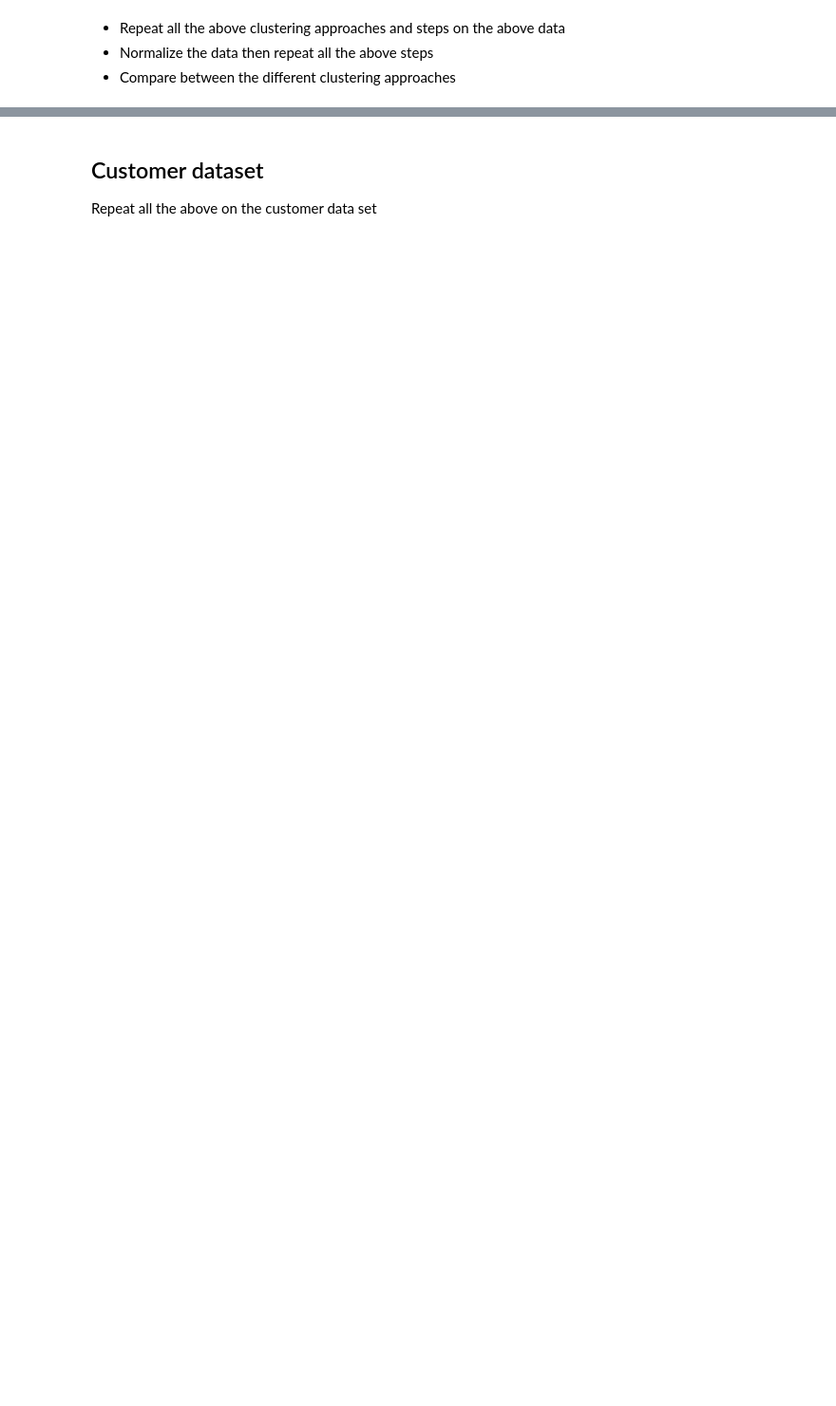
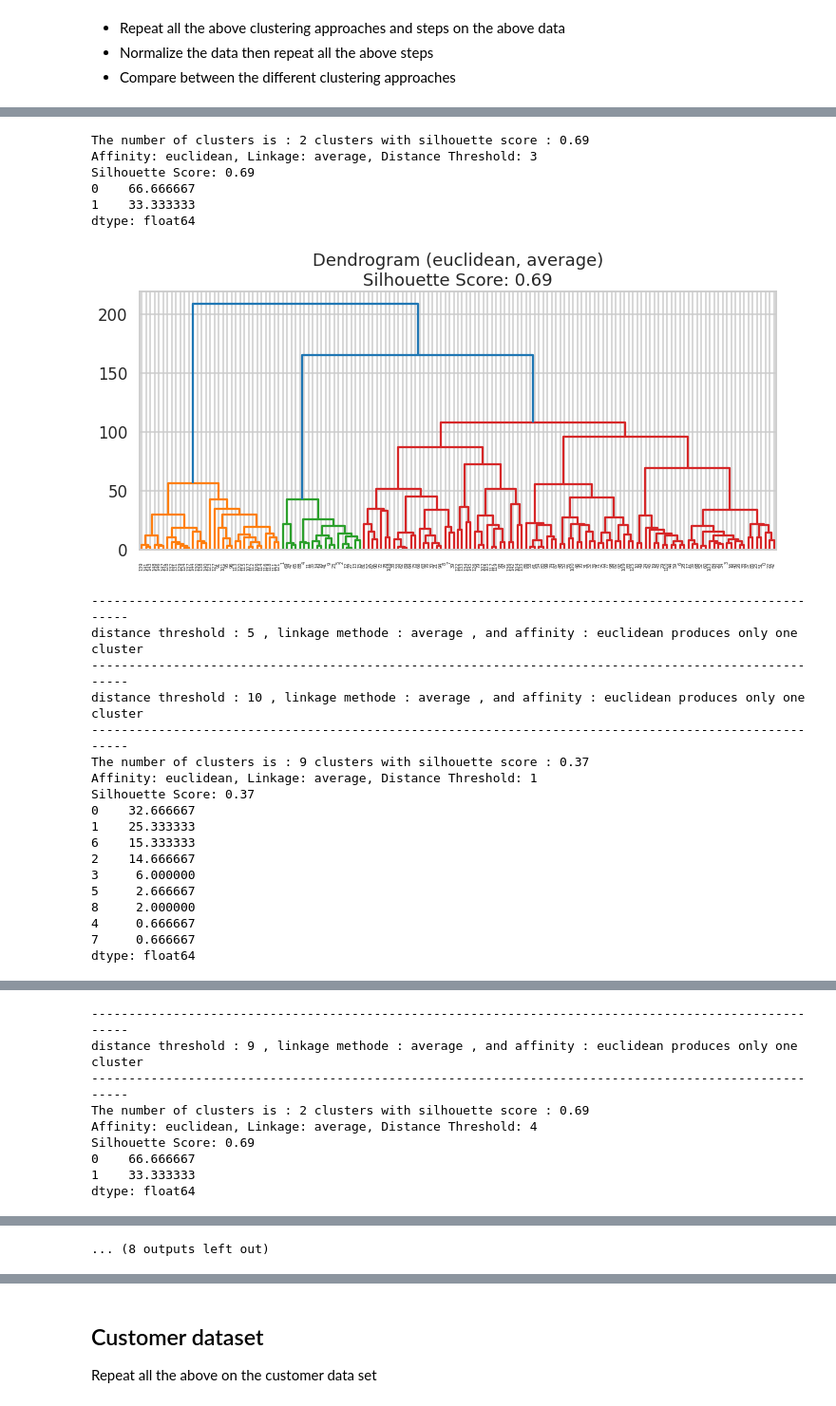
Before and after one commit to tamer017/Clustering, a Jupyter notebook: Hierarchal_Clustering.ipynb, the cells around one changed output, grey strips where cells are left out. Shown at 95% size. Cells and saved outputs as stored; diff of their text form; code cells hidden in the pictures; blank space fills up the shorter version.

```diff
--- a/Hierarchal_Clustering.ipynb
+++ b/Hierarchal_Clustering.ipynb
@@ -230,0 +381,11 @@ For 20 clusters, the average silhouette_score is : 0.285882864083063 , the desto
+# %%
+pca = PCA(n_components=3)
+# prepare transform on dataset
+pca.fit(iris_data.data)
+# apply transform to dataset
+transformed = pca.transform(iris_data.data)
+data_3d = pd.DataFrame(transformed,columns = ["1",'2',"3"])
+df = px.data.iris()
+fig = px.scatter_3d(data_3d, x='1', y='2', z='3',
+              color='3')
+fig.show()
@@ -230,0 +394,33 @@ For 20 clusters, the average silhouette_score is : 0.285882864083063 , the desto
+# %%
+Agglomerative_clustering(data_3d,no_dendograms = False)
+# The number of clusters is : 2 clusters with silhouette score : 0.69
+# Affinity: euclidean, Linkage: average, Distance Threshold: 3
+# Silhouette Score: 0.69
+# 0    66.666667
+# 1    33.333333
+# %% [output]
+The number of clusters is : 2 clusters with silhouette score : 0.69
+Affinity: euclidean, Linkage: average, Distance Threshold: 3
+Silhouette Score: 0.69
+0    66.666667
+1    33.333333
+dtype: float64
+[figure, added]
+-----------------------------------------------------------------------------------------------------
+distance threshold : 5 , linkage methode : average , and affinity : euclidean produces only one cluster
+-----------------------------------------------------------------------------------------------------
+distance threshold : 10 , linkage methode : average , and affinity : euclidean produces only one cluster
+-----------------------------------------------------------------------------------------------------
+The number of clusters is : 9 clusters with silhouette score : 0.37
+Affinity: euclidean, Linkage: average, Distance Threshold: 1
+Silhouette Score: 0.37
+0    32.666667
+1    25.333333
+6    15.333333
+2    14.666667
+3     6.000000
+5     2.666667
+8     2.000000
+4     0.666667
+7     0.666667
+dtype: float64
@@ -230,0 +428,9 @@ For 20 clusters, the average silhouette_score is : 0.285882864083063 , the desto
+-----------------------------------------------------------------------------------------------------
+distance threshold : 9 , linkage methode : average , and affinity : euclidean produces only one cluster
+-----------------------------------------------------------------------------------------------------
+The number of clusters is : 2 clusters with silhouette score : 0.69
+Affinity: euclidean, Linkage: average, Distance Threshold: 4
+Silhouette Score: 0.69
+0    66.666667
+1    33.333333
+dtype: float64
@@ -230,0 +483 @@ For 20 clusters, the average silhouette_score is : 0.285882864083063 , the desto
+... (8 outputs left out)
```
Also changed, not shown: parts of 30 cells of this notebook.
